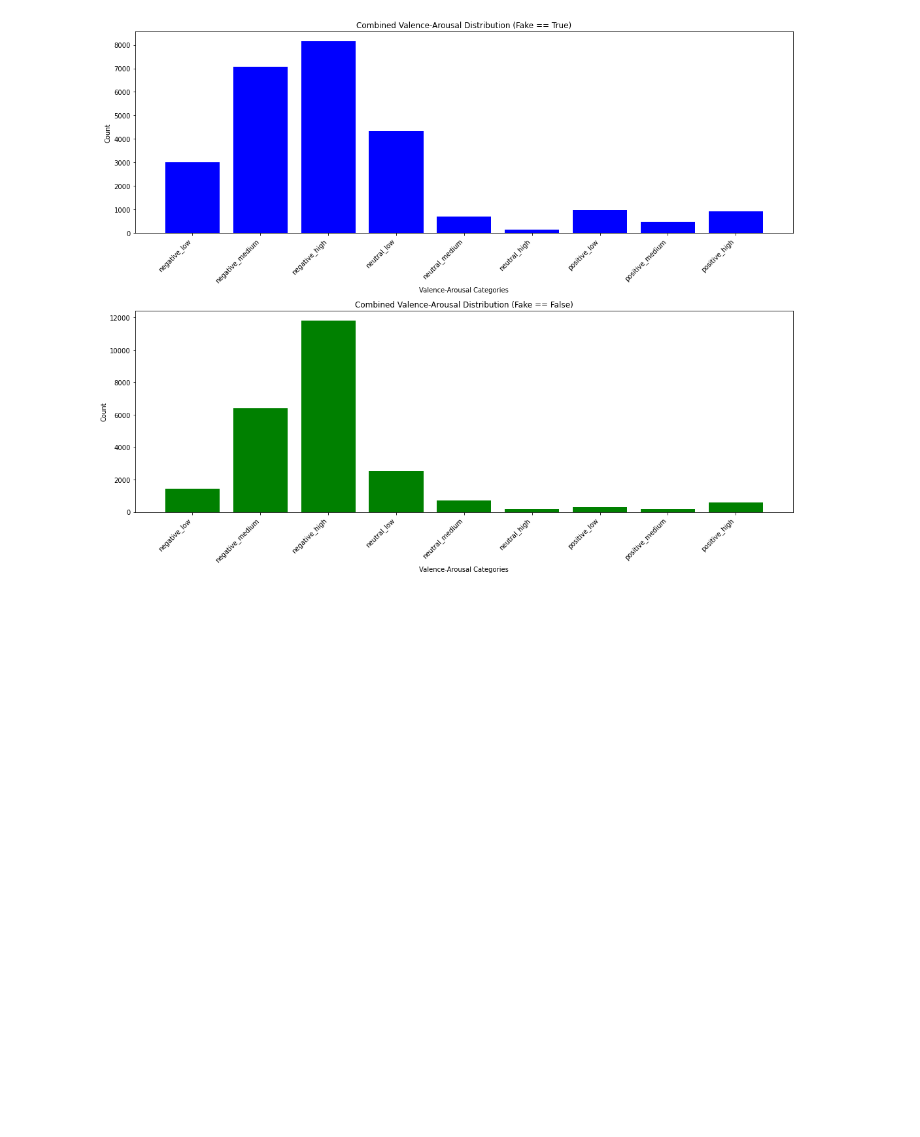
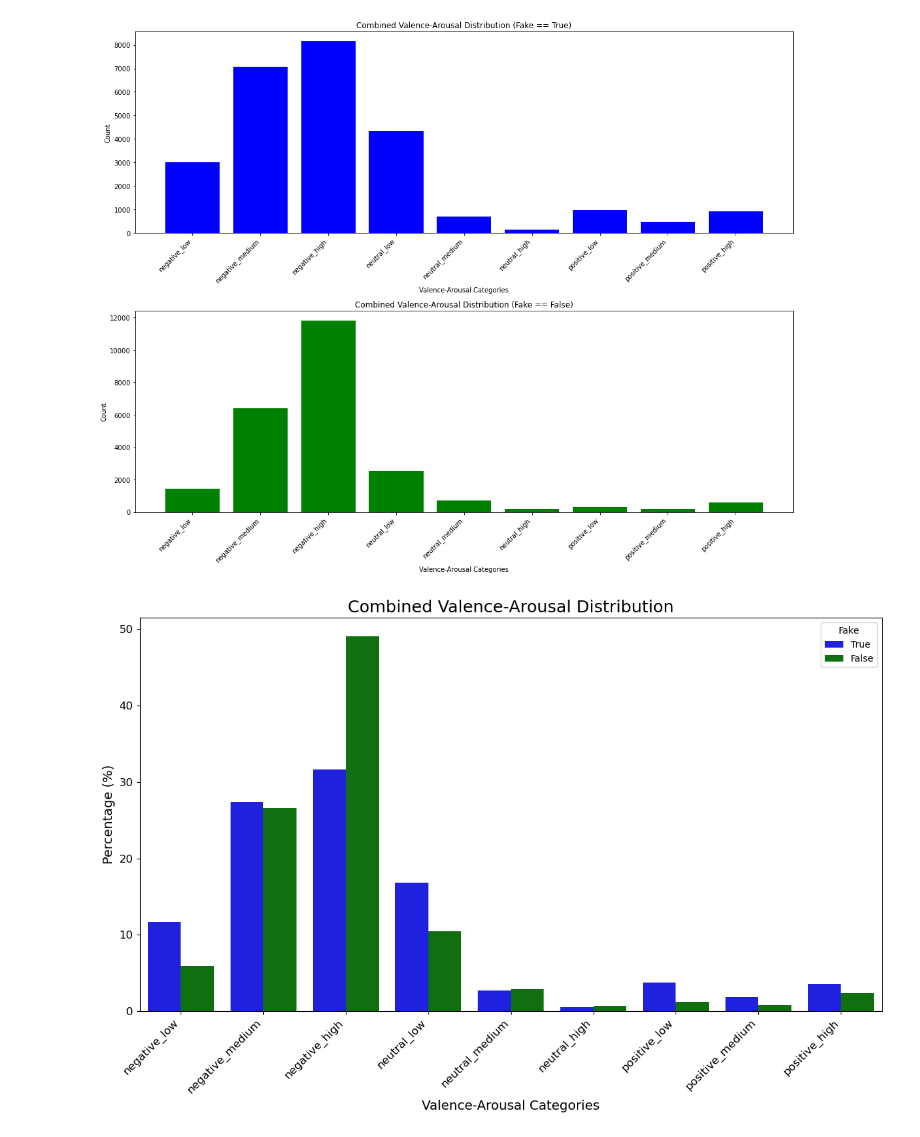
Before and after one commit to NoahMeissner/Fake_News_Emotions_Detection, a Jupyter notebook: Source_Code/Annotation/Analysis_GPT_Annotation.ipynb, the cells around one changed output. Cells and saved outputs as stored; diff of their text form; code cells hidden in the pictures; blank space fills up the shorter version.

```diff
--- a/Source_Code/Annotation/Analysis_GPT_Annotation.ipynb
+++ b/Source_Code/Annotation/Analysis_GPT_Annotation.ipynb
@@ -228,3 +299,58 @@ plt.tight_layout()
 plt.show()
 # %% [output]
 [figure]
+# %%
+import seaborn as sns
+import matplotlib.pyplot as plt
+import pandas as pd
+
+# Annahme: df ist bereits definiert und enthält die Spalten 'valence', 'arousal' und 'fake'
+
+# Erstellen der kombinierten Valence-Arousal-Kategorie
+df['combined_cat'] = df['valence'] + '_' + df['arousal']
+
+# Daten für Fake == True und Fake == False zählen
+counts_true = df[df['fake'] == True]['combined_cat'].value_counts()
+counts_false = df[df['fake'] == False]['combined_cat'].value_counts()
+
+# Definiere alle möglichen Kategorien
+all_categories = ['negative_low', 'negative_medium', 'negative_high',
+                  'neutral_low', 'neutral_medium', 'neutral_high',
+                  'positive_low', 'positive_medium', 'positive_high']
+
+# Reindizieren und fehlende Kategorien mit 0 auffüllen
+counts_true = counts_true.reindex(all_categories, fill_value=0)
+counts_false = counts_false.reindex(all_categories, fill_value=0)
+
+# Gesamtanzahl für Fake == True und Fake == False
+total_true = counts_true.sum()
+total_false = counts_false.sum()
+
+# Proportionale Werte (in Prozent) berechnen
+counts_true = (counts_true / total_true) * 100
+counts_false = (counts_false / total_false) * 100
+
+# Daten in einen DataFrame umwandeln für Seaborn
+data_true = pd.DataFrame({'Category': counts_true.index, 'Count': counts_true.values, 'Fake': 'True'})
+data_false = pd.DataFrame({'Category': counts_false.index, 'Count': counts_false.values, 'Fake': 'False'})
+
+# Kombinieren der beiden DataFrames
+data_combined = pd.concat([data_true, data_false])
+
+# Erstellen eines Seaborn-Balkendiagramms
+plt.figure(figsize=(12, 8))
+sns.barplot(data=data_combined, x='Category', y='Count', hue='Fake', palette=['blue', 'green'])
+
+# Achsentitel, Ticks und Titel mit größerer Schriftgröße
+plt.title('Combined Valence-Arousal Distribution', fontsize=18)  # Größerer Titel
+plt.xlabel('Valence-Arousal Categories', fontsize=14)  # Größere X-Achse Beschriftung
+plt.ylabel('Percentage (%)', fontsize=14)  # Größere Y-Achse Beschriftung
+plt.xticks(rotation=45, ha='right', fontsize=12)  # Größere X-Tick Labels
+plt.yticks(fontsize=12)  # Größere Y-Tick Labels
+
+# Diagramm anzeigen und speichern
+plt.tight_layout()
+plt.savefig('valence_arousal_distribution.png', dpi=300, bbox_inches='tight')
+plt.show()
+# %% [output]
+[figure, added]
```
Also changed, not shown: parts of 6 cells of this notebook, 4 other files.
